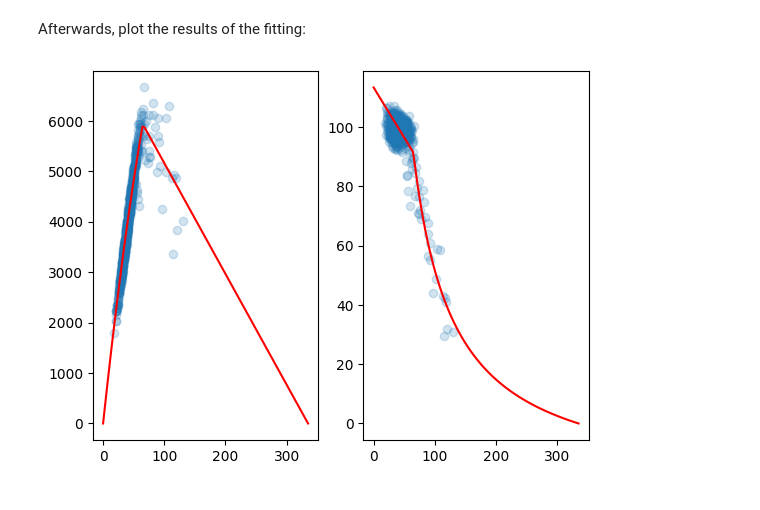
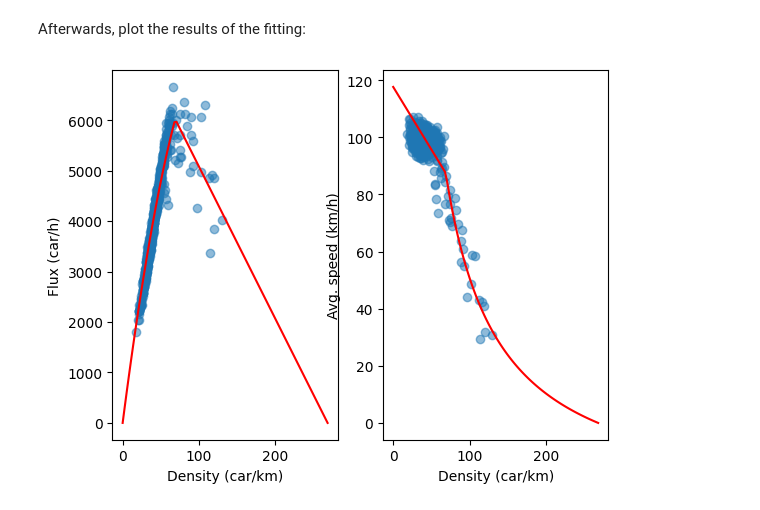
Before and after one commit to vossemeijssen/macroscopic_traffic_model, a Jupyter notebook: Fitting_speed_and_intensity.ipynb, the cells around one changed output. Saved outputs shown, nothing was run; the diff lists cells and outputs as text; code cells hidden in the pictures.

```diff
--- a/Fitting_speed_and_intensity.ipynb
+++ b/Fitting_speed_and_intensity.ipynb
@@ -99,20 +98,24 @@ fr = Smulders(
     qc=0.2*max(q)
 )
 
-history = fr.fit(q, f, epochs=10000, lr=0.0001)
+history = fr.fit(q, f, epochs=3000, lr=0.0001)
 # %% [markdown]
 Afterwards, plot the results of the fitting:
 # %%
 fig, (ax1, ax2) = plt.subplots(1, 2)
 
 q_test = np.linspace(0, fr.qj, 100)
 f_test = fr.f(q_test)
 u_test = fr.u(q_test)
 
-ax1.scatter(q, f, alpha=0.2)
+ax1.scatter(q, f, alpha=0.5)
 ax1.plot(q_test, f_test, "r")
-ax2.scatter(q, u, alpha=0.2)
+ax1.set_xlabel('Density (car/km)')
+ax1.set_ylabel("Flux (car/h)")
+ax2.scatter(q, u, alpha=0.5)
 ax2.plot(q_test, u_test, "r")
+ax2.set_xlabel("Density (car/km)")
+ax2.set_ylabel("Avg. speed (km/h)")
 plt.show()
 # %% [output]
-[figure, old version]
+[figure, new version]
```
Also changed, not shown: parts of 3 cells of this notebook, 1 other file.
